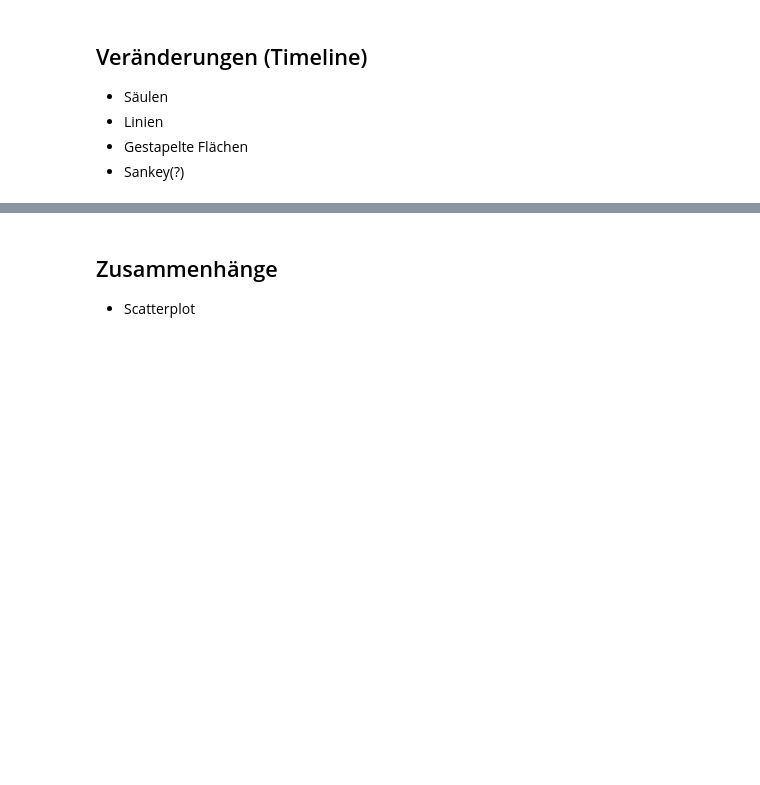
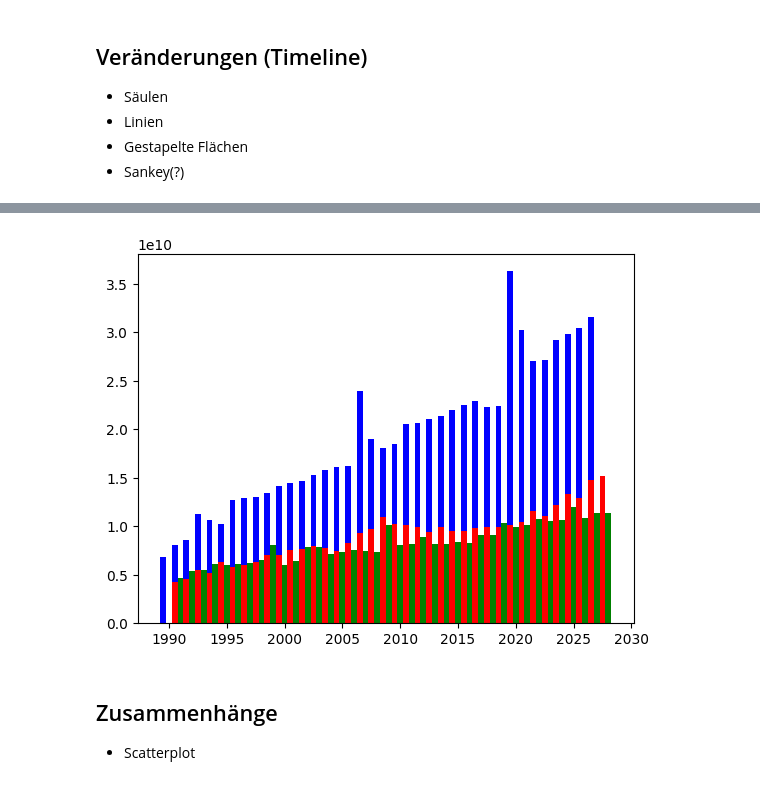
Before and after one commit to I-gW-23-27/Skript, a Jupyter notebook: docs/240701/datenvisualisierung.ipynb, the cells around one changed output, grey strips where cells are left out. Drawn from its saved outputs; the diff is of its cells as text; code cells hidden in the pictures; blank space fills up the shorter version.

```diff
--- a/docs/240701/datenvisualisierung.ipynb
+++ b/docs/240701/datenvisualisierung.ipynb
@@ -141,3 +155,18 @@ plt.show()
+# %%
+ax = plt.subplot(111)
+x = df_bundesfinanzen['Jahr']
+w = 0.5
+ax.bar(x-w, df_bundesfinanzen['Soziale Wohlfahrt'],
+       width=w, color='b', align='center')
+ax.bar(x+w, df_bundesfinanzen['Finanzen und Steuern'],
+       width=w, color='r', align='center')
+ax.bar(x+2*w, df_bundesfinanzen['Verkehr'],
+       width=w, color='g', align='center')
+
+
+plt.show()
+# %% [output]
+[figure, added]
 # %%
 fig = go.Figure(data=[go.Sankey(
     node = dict(
```
Also changed, not shown: parts of 2 cells of this notebook.
